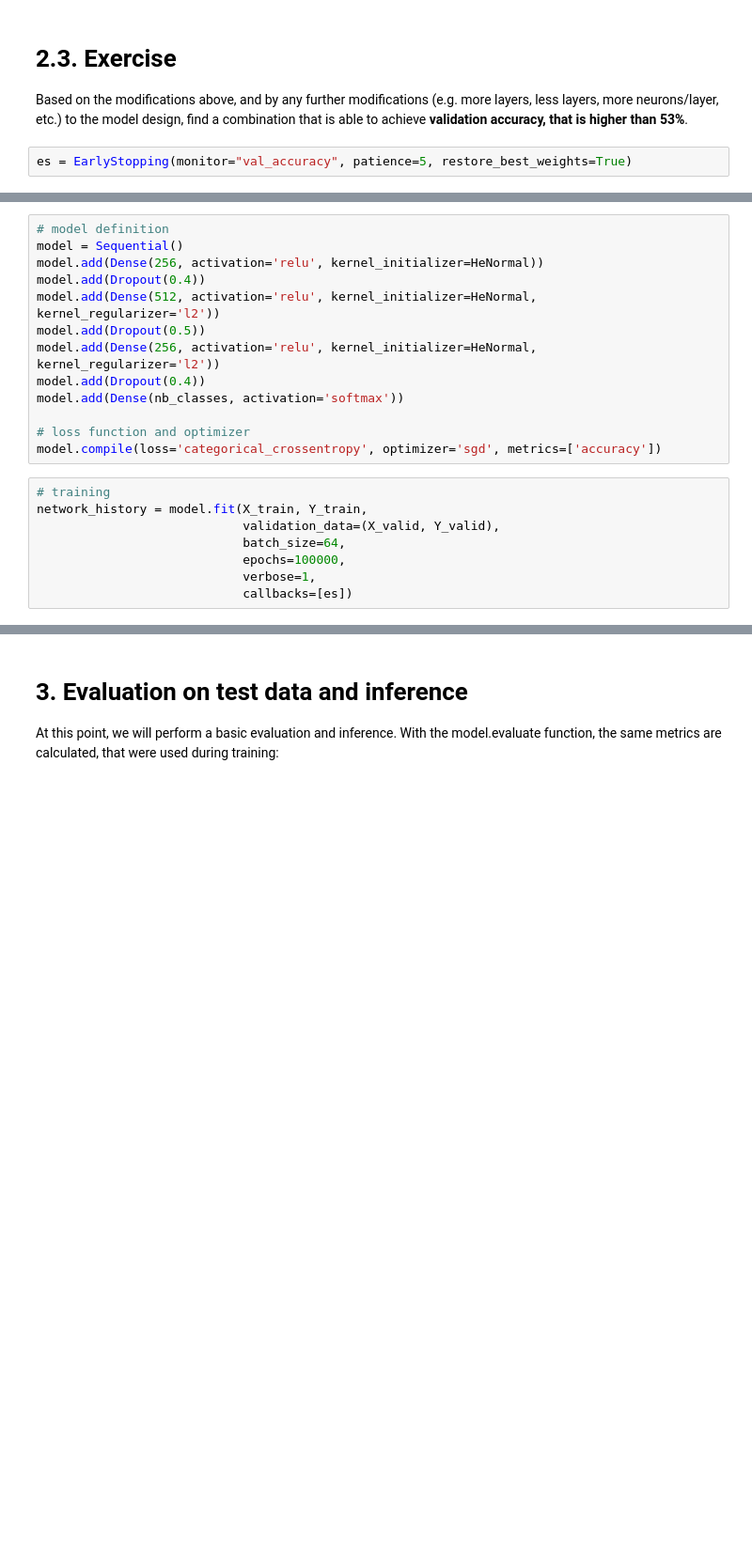
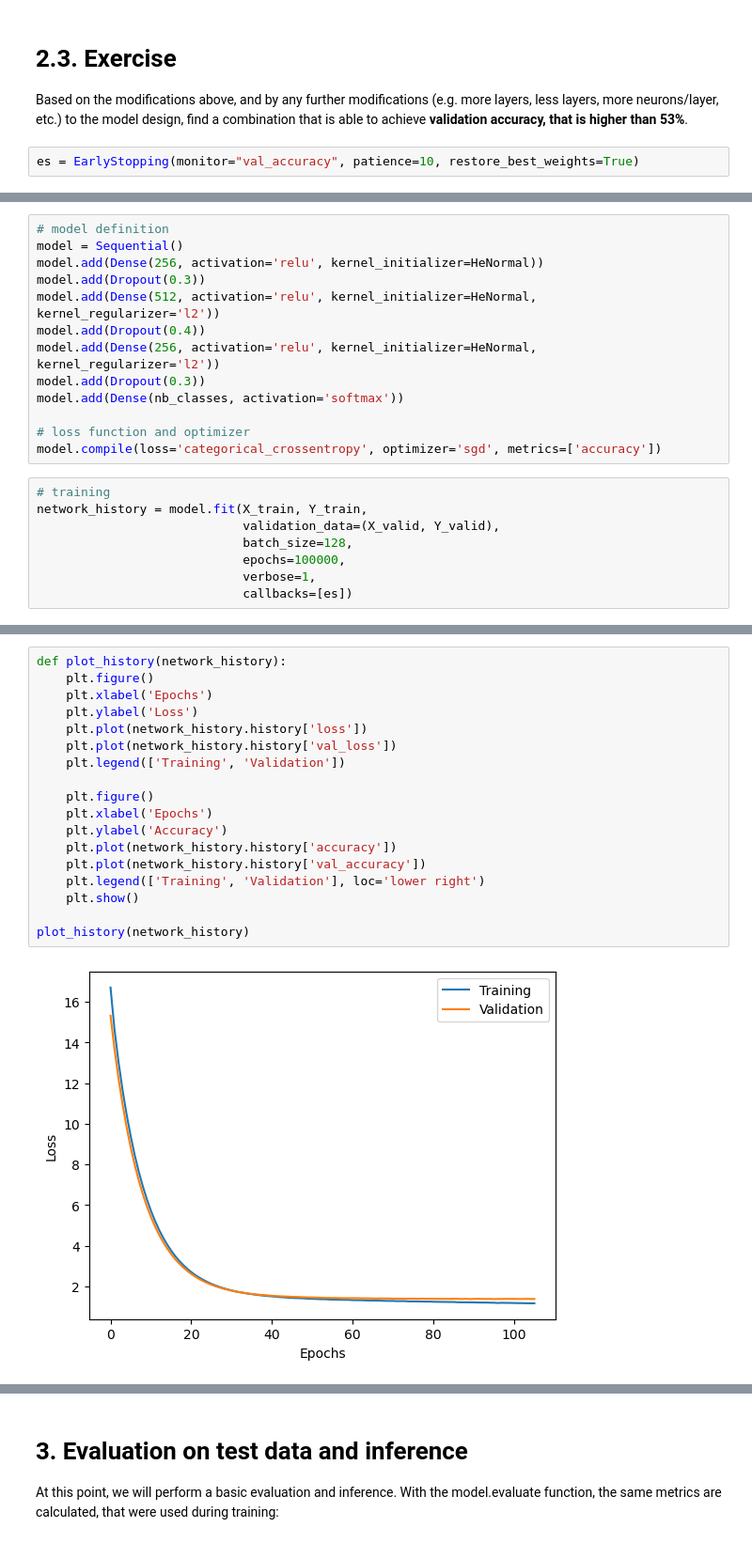
Before and after one commit to CPeti/AIT23, a Jupyter notebook: assignment2/04_AIT_MLP_CIFAR10_exercise.ipynb, the cells around one changed output, grey strips where cells are left out. Shown at 94% size. Drawn from its saved outputs; the diff is of its cells as text; blank space fills up the shorter version.

```diff
--- a/assignment2/04_AIT_MLP_CIFAR10_exercise.ipynb
+++ b/assignment2/04_AIT_MLP_CIFAR10_exercise.ipynb
@@ -320,4 +405,4 @@ network_history = model.fit(X_train, Y_train,
 # 2.3. Exercise
 Based on the modifications above, and by any further modifications (e.g. more layers, less layers, more neurons/layer, etc.) to the model design, find a combination that is able to achieve **validation accuracy, that is higher than 53%**.
 # %%
-es = EarlyStopping(monitor="val_accuracy", patience=5, restore_best_weights=True)
+es = EarlyStopping(monitor="val_accuracy", patience=10, restore_best_weights=True)
@@ -329,11 +410,11 @@ from tensorflow.keras.regularizers import L1, L2
 # model definition
 model = Sequential()
 model.add(Dense(256, activation='relu', kernel_initializer=HeNormal))
+model.add(Dropout(0.3))
+model.add(Dense(512, activation='relu', kernel_initializer=HeNormal, kernel_regularizer='l2'))
 model.add(Dropout(0.4))
-model.add(Dense(512, activation='relu', kernel_initializer=HeNormal, kernel_regularizer='l2'))
-model.add(Dropout(0.5))
 model.add(Dense(256, activation='relu', kernel_initializer=HeNormal, kernel_regularizer='l2'))
-model.add(Dropout(0.4))
+model.add(Dropout(0.3))
 model.add(Dense(nb_classes, activation='softmax'))
 
 # loss function and optimizer
@@ -342,7 +423,7 @@ model.compile(loss='categorical_crossentropy', optimizer='sgd', metrics=['accura
 # training
 network_history = model.fit(X_train, Y_train,
                             validation_data=(X_valid, Y_valid),
-                            batch_size=64,
+                            batch_size=128,
                             epochs=100000,
                             verbose=1,
                             callbacks=[es])
@@ -366,0 +448,20 @@ Epoch 46/100000
+# %%
+def plot_history(network_history):
+    plt.figure()
+    plt.xlabel('Epochs')
+    plt.ylabel('Loss')
+    plt.plot(network_history.history['loss'])
+    plt.plot(network_history.history['val_loss'])
+    plt.legend(['Training', 'Validation'])
+
+    plt.figure()
+    plt.xlabel('Epochs')
+    plt.ylabel('Accuracy')
+    plt.plot(network_history.history['accuracy'])
+    plt.plot(network_history.history['val_accuracy'])
+    plt.legend(['Training', 'Validation'], loc='lower right')
+    plt.show()
+
+plot_history(network_history)
+# %% [output]
+[figure, added]
```
Also changed, not shown: parts of 19 cells of this notebook.
